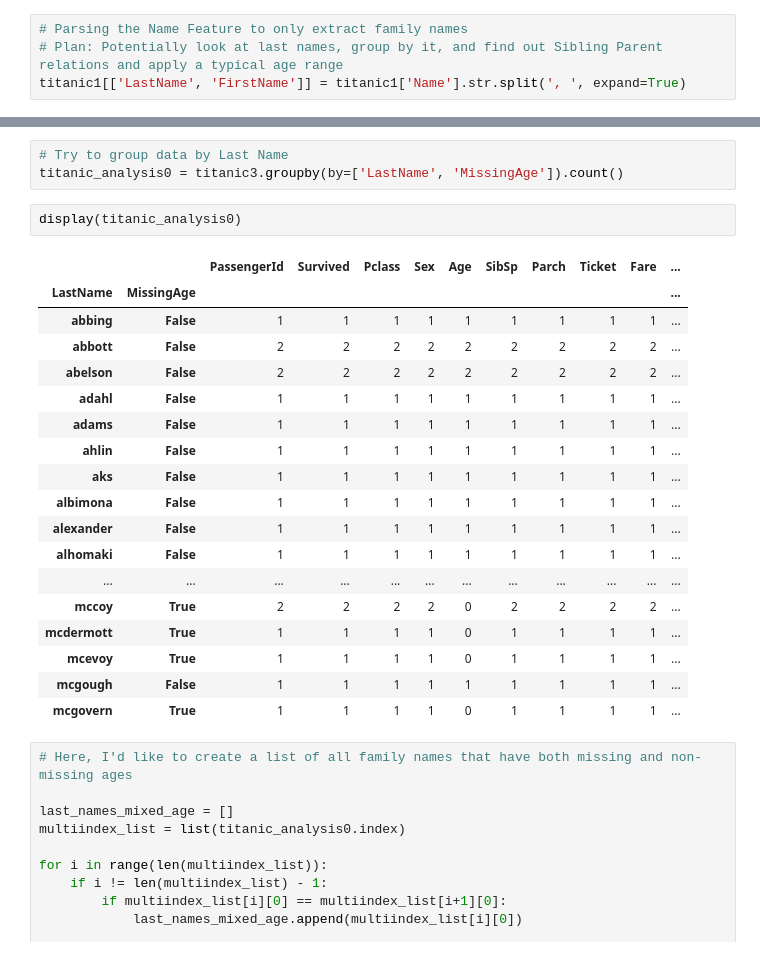
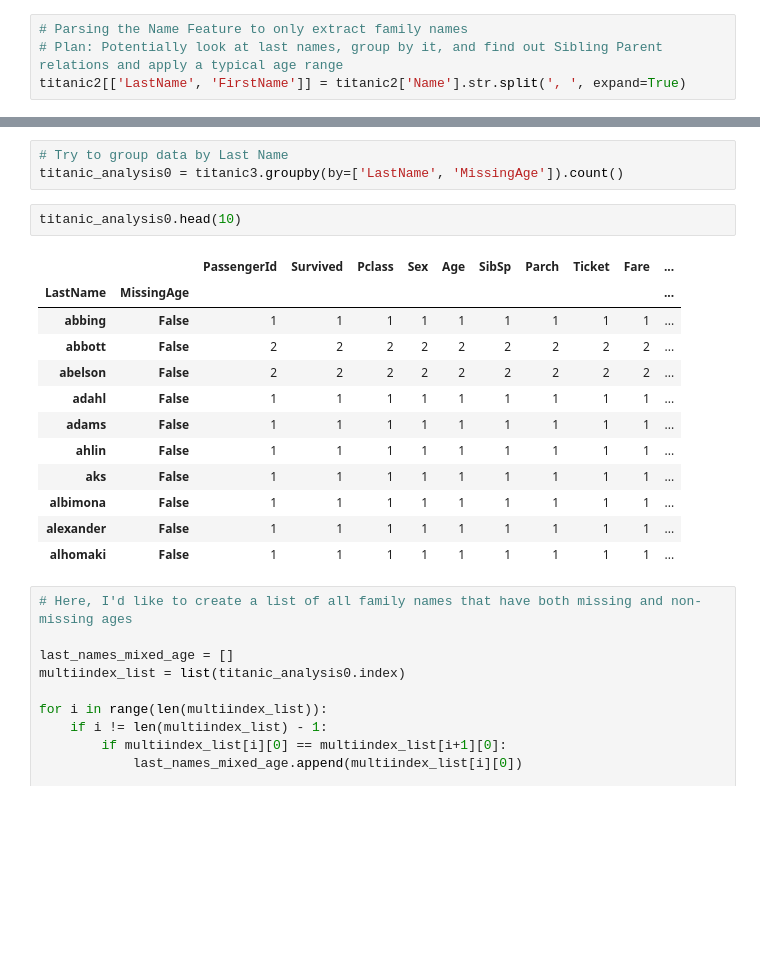
Before and after one commit to kavehzare98/TItanic-Kaggle-Competition, a Jupyter notebook: main.ipynb, the cells around one changed output, grey strips where cells are left out. Drawn from its saved outputs; the diff is of its cells as text; blank space fills up the shorter version.

```diff
--- a/main.ipynb
+++ b/main.ipynb
@@ -86,7 +86,7 @@ titanic2 = titanic1.copy()
 # %%
 # Parsing the Name Feature to only extract family names
 # Plan: Potentially look at last names, group by it, and find out Sibling Parent relations and apply a typical age range
-titanic1[['LastName', 'FirstName']] = titanic1['Name'].str.split(', ', expand=True)
+titanic2[['LastName', 'FirstName']] = titanic2['Name'].str.split(', ', expand=True)
 # %%
 titanic2.head()
 # %% [output]
@@ -144,26 +133,20 @@ display(titanic3)
 # Try to group data by Last Name
 titanic_analysis0 = titanic3.groupby(by=['LastName', 'MissingAge']).count()
 # %%
-display(titanic_analysis0)
+titanic_analysis0.head(10)
 # %% [output]
 |  |  | PassengerId | Survived | Pclass | Sex | Age | SibSp | Parch | Ticket | Fare | ... |
 | LastName | MissingAge |  |  |  |  |  |  |  |  |  | ... |
 | abbing | False | 1 | 1 | 1 | 1 | 1 | 1 | 1 | 1 | 1 | ... |
 | abbott | False | 2 | 2 | 2 | 2 | 2 | 2 | 2 | 2 | 2 | ... |
 | abelson | False | 2 | 2 | 2 | 2 | 2 | 2 | 2 | 2 | 2 | ... |
 | adahl | False | 1 | 1 | 1 | 1 | 1 | 1 | 1 | 1 | 1 | ... |
 | adams | False | 1 | 1 | 1 | 1 | 1 | 1 | 1 | 1 | 1 | ... |
 | ahlin | False | 1 | 1 | 1 | 1 | 1 | 1 | 1 | 1 | 1 | ... |
 | aks | False | 1 | 1 | 1 | 1 | 1 | 1 | 1 | 1 | 1 | ... |
 | albimona | False | 1 | 1 | 1 | 1 | 1 | 1 | 1 | 1 | 1 | ... |
 | alexander | False | 1 | 1 | 1 | 1 | 1 | 1 | 1 | 1 | 1 | ... |
 | alhomaki | False | 1 | 1 | 1 | 1 | 1 | 1 | 1 | 1 | 1 | ... |
-| ... | ... | ... | ... | ... | ... | ... | ... | ... | ... | ... | ... |
-| mccoy | True | 2 | 2 | 2 | 2 | 0 | 2 | 2 | 2 | 2 | ... |
-| mcdermott | True | 1 | 1 | 1 | 1 | 0 | 1 | 1 | 1 | 1 | ... |
-| mcevoy | True | 1 | 1 | 1 | 1 | 0 | 1 | 1 | 1 | 1 | ... |
-| mcgough | False | 1 | 1 | 1 | 1 | 1 | 1 | 1 | 1 | 1 | ... |
-| mcgovern | True | 1 | 1 | 1 | 1 | 0 | 1 | 1 | 1 | 1 | ... |
 # %%
 # Here, I'd like to create a list of all family names that have both missing and non-missing ages
 
```
Also changed, not shown: parts of 14 cells of this notebook.
